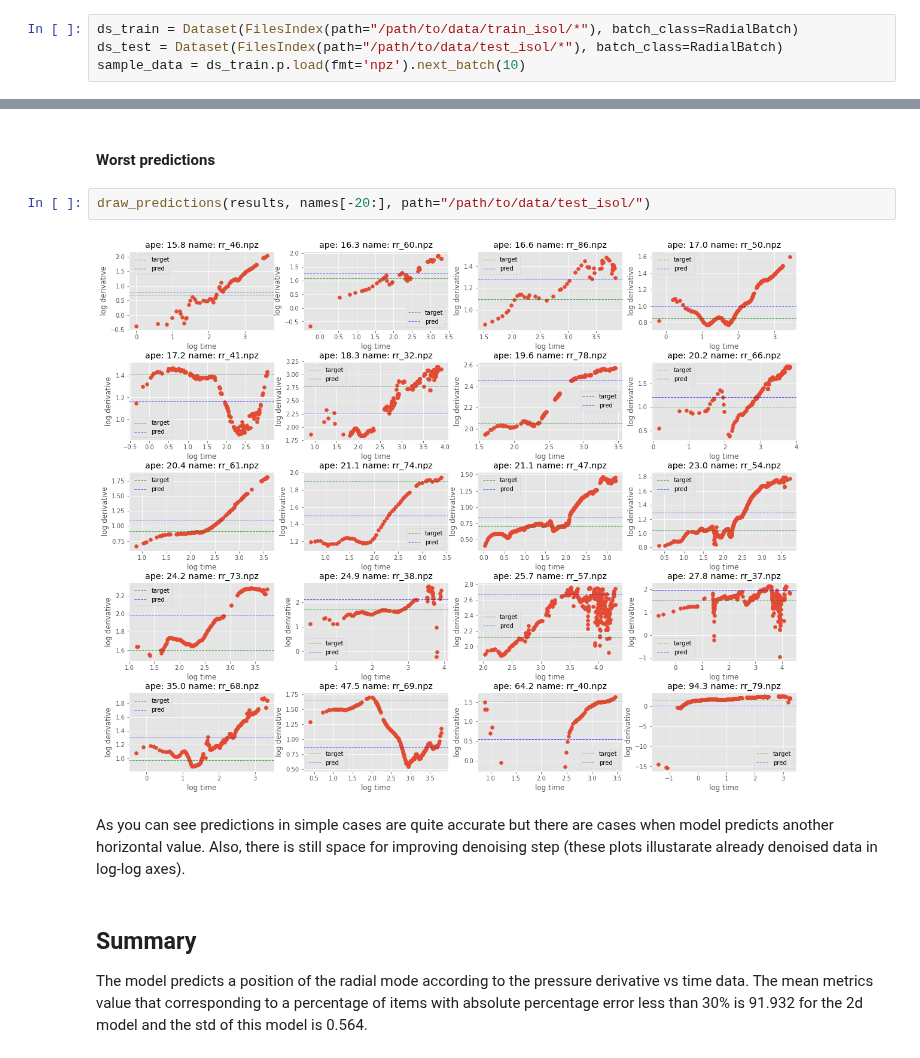
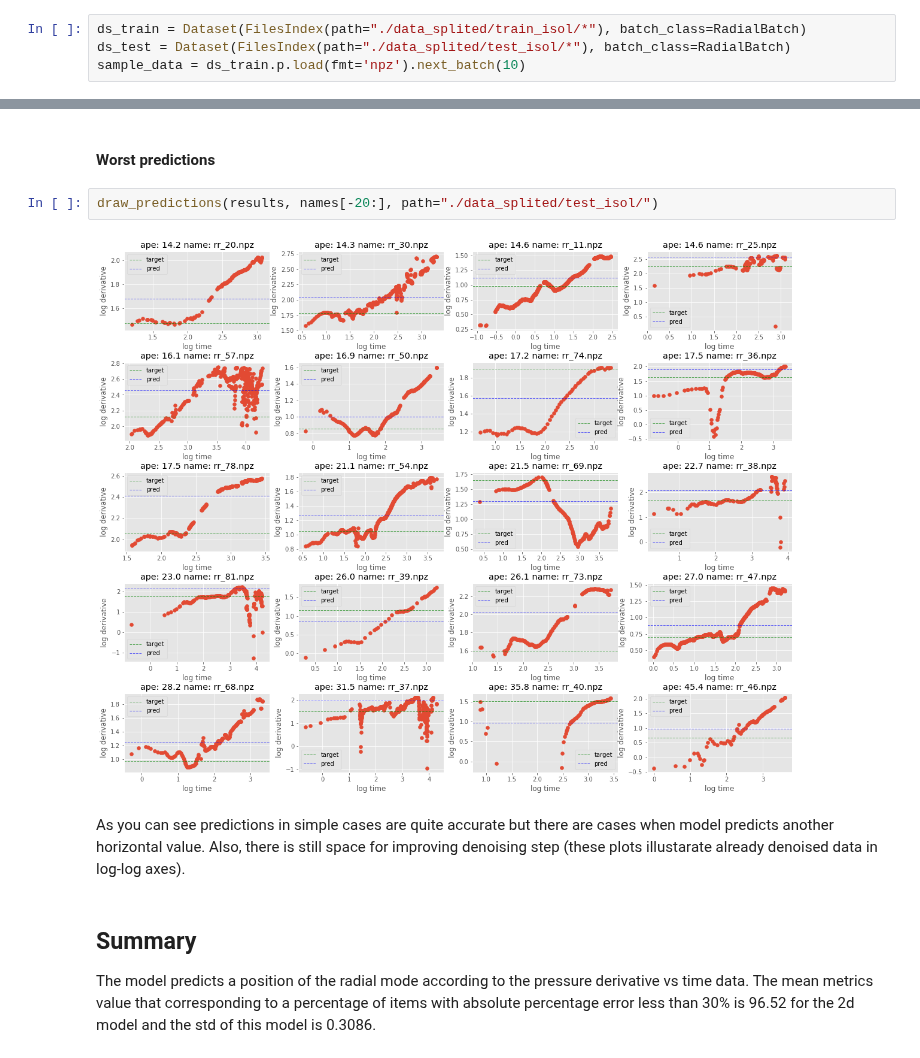
Before and after one commit to analysiscenter/radial, a Jupyter notebook: research/model_description.ipynb, the cells around one changed output, grey strips where cells are left out. Cells and saved outputs as stored; diff of their text form.

Commit message:
updated model_description and parameters estimation 2d

```diff
--- a/research/model_description.ipynb
+++ b/research/model_description.ipynb
@@ -79,8 +82,8 @@ plt.show()
 # %% [markdown]
 Pressure derivative data is noisy so we denoised the data beforehand using unsupervised method [Isolation forest](http://scikit-learn.org/stable/modules/generated/sklearn.ensemble.IsolationForest.html).
 # %%
-ds_train = Dataset(FilesIndex(path="/path/to/data/train_isol/*"), batch_class=RadialBatch)
-ds_test = Dataset(FilesIndex(path="/path/to/data/test_isol/*"), batch_class=RadialBatch)
+ds_train = Dataset(FilesIndex(path="./data_splited/train_isol/*"), batch_class=RadialBatch)
+ds_test = Dataset(FilesIndex(path="./data_splited/test_isol/*"), batch_class=RadialBatch)
 sample_data = ds_train.p.load(fmt='npz').next_batch(10)
 # %%
 _, ax = plt.subplots(1, 3, figsize=(20, 4))
@@ -277,14 +278,14 @@ draw_predictions(results, names[:20], path="/path/to/data/train_isol/*")
 # %% [markdown]
 #### Worst predictions
 # %%
-draw_predictions(results, names[-20:], path="/path/to/data/test_isol/")
+draw_predictions(results, names[-20:], path="./data_splited/test_isol/")
 # %% [output]
-[figure, old version]
+[figure, new version]
 # %% [markdown]
 As you can see predictions in simple cases are quite accurate but there are cases when model predicts another horizontal value. Also, there is still space for improving denoising step (these plots illustarate already denoised data in log-log axes).
 # %% [markdown]
 ## Summary
-The model predicts a position of the radial mode according to the pressure derivative vs time data. The mean metrics value that corresponding to a percentage of items with absolute percentage error less than 30% is 91.932 for the 2d model and the std of this model is 0.564.
+The model predicts a position of the radial mode according to the pressure derivative vs time data. The mean metrics value that corresponding to a percentage of items with absolute percentage error less than 30% is 96.52 for the 2d model and the std of this model is 0.3086.
 # %% [markdown]
 ## Proposals for the improvement and further development
 
```
Also changed, not shown: parts of 18 cells of this notebook, 1 other file.
